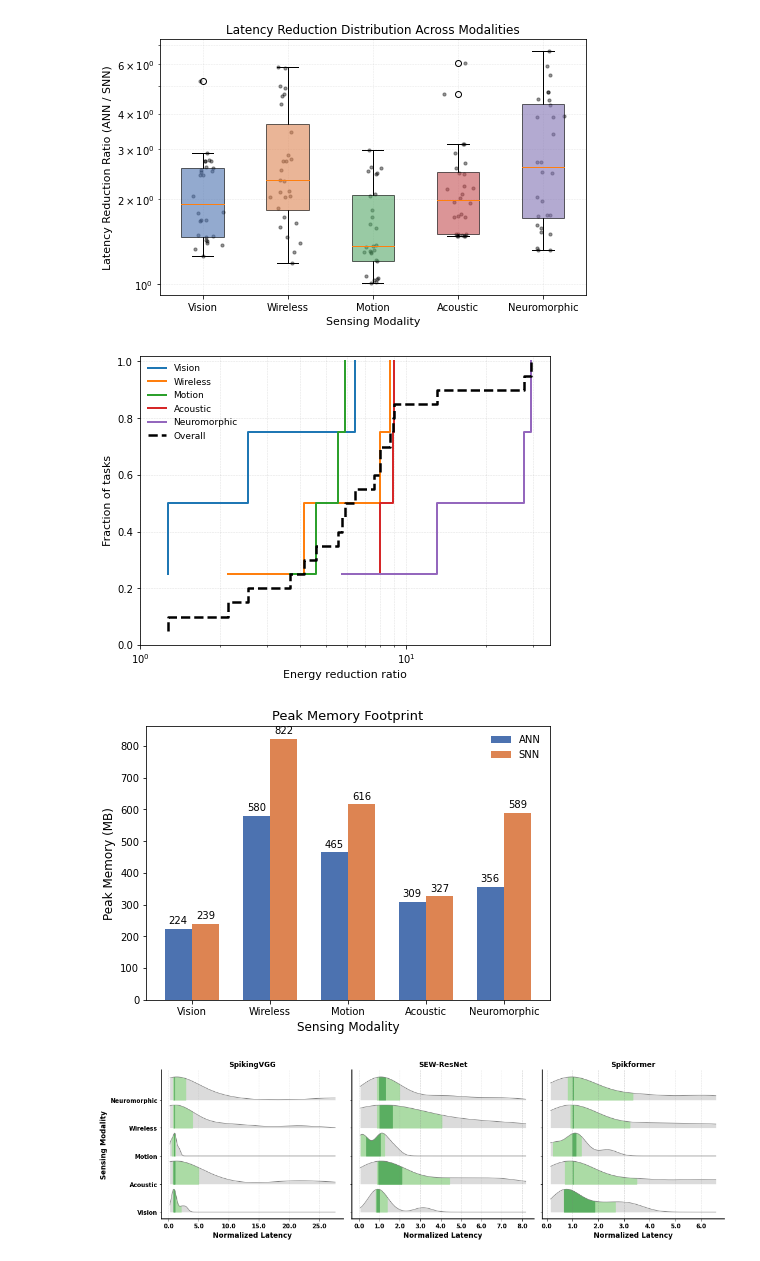
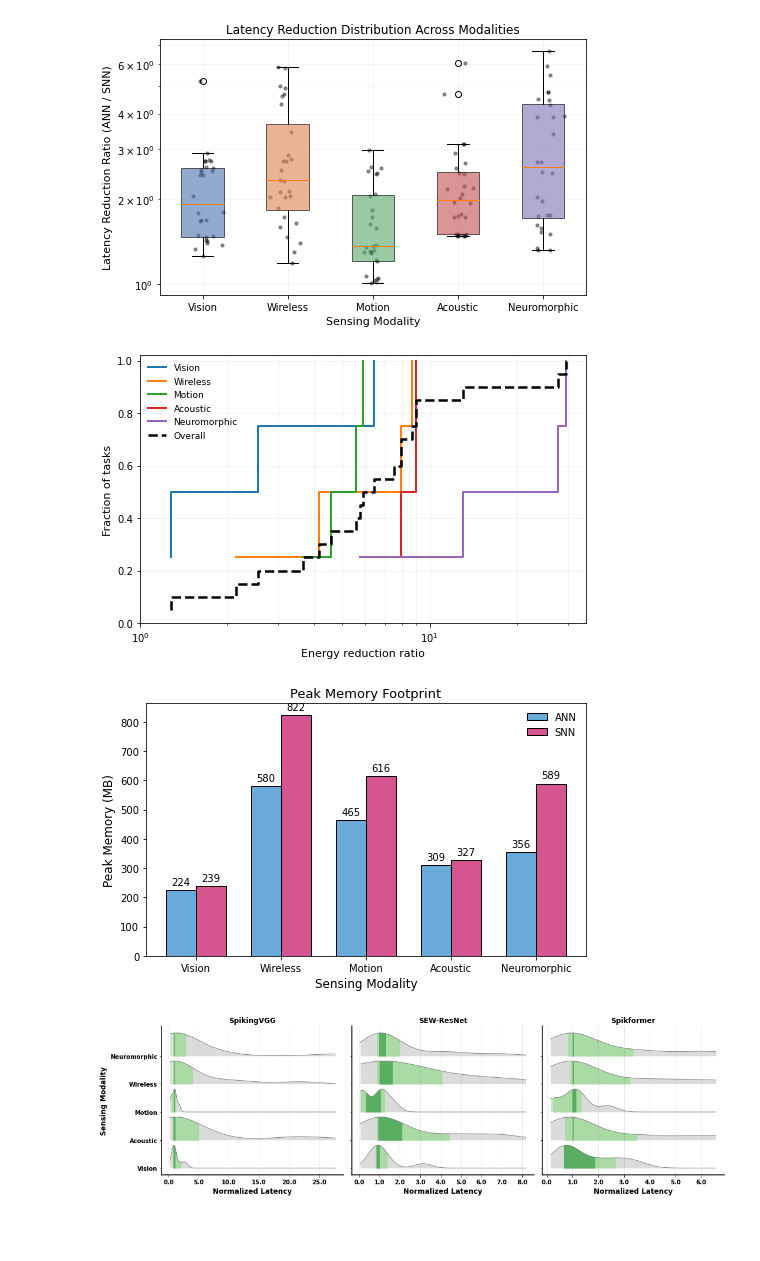
Before and after one commit to yudi-mars/Soul, a Jupyter notebook: demo/EDA_main.ipynb, the cells around one changed output. Cells and saved outputs as stored; diff of their text form; code cells hidden in the pictures; blank space fills up the shorter version.

Commit message:
update all main content visualization

```diff
--- a/demo/EDA_main.ipynb
+++ b/demo/EDA_main.ipynb
@@ -531,40 +542,40 @@ colors = {
     "Neuromorphic": "#8172B3"
 }
 
-plt.figure(figsize=(6.5, 4.8))
+plt.figure(figsize=(7, 4.5))
 
 for modality, values in energy_data.items():
     sorted_vals = np.sort(values)
     y = np.arange(1, len(sorted_vals)+1) / len(sorted_vals)
     plt.step(sorted_vals, y, where="post",
              label=modality,
              linewidth=2)
 
 # Overall CDF（所有模态合并）
 all_values = np.concatenate(list(energy_data.values()))
 sorted_all = np.sort(all_values)
 y_all = np.arange(1, len(sorted_all)+1) / len(sorted_all)
 
 plt.step(sorted_all, y_all, where="post",
          color="black", linewidth=2.5, linestyle="--",
          label="Overall")
 
 
 plt.xscale("log")  # 倍率跨数量级
 plt.xlabel("Energy reduction ratio", fontsize=11)
 plt.ylabel("Fraction of tasks", fontsize=11)
 
 plt.xlim(left=1)
 plt.ylim(0, 1.02)
 
 plt.grid(True, which="both", linestyle="--", linewidth=0.5, alpha=0.4)
 plt.legend(frameon=False, fontsize=9)
 
 plt.tight_layout()
 plt.savefig('./fig4b.pdf', dpi=300, bbox_inches="tight")
 plt.show()
 # %% [output]
-[figure, old version]
+[figure, new version]
 # %%
 # fig4 (c) ann vs snn memory difference
 # 讨论同结构的ann snn在实际设备执行时内存占用差异
@@ -572,16 +583,16 @@ modalities = ["Vision", "Wireless", "Motion", "Acoustic", "Neuromorphic"]
 ann_memory = np.array([224.16, 579.5025, 465.3875, 309.4425, 355.6675])
 snn_memory = np.array([239.405, 822.37, 615.915, 326.585, 588.85])
 
-colors = {"ANN": "#4C72B0", "SNN": "#DD8452"}
+colors = {"ANN": "#69AADB", "SNN": "#D45590"}
 
-fig, ax = plt.subplots(1, 1, figsize=(6.5, 4.8))
+fig, ax = plt.subplots(1, 1, figsize=(7, 4.5))
 
 x = np.arange(len(modalities))
 width = 0.35
 
-rects1 = ax.bar(x - width/2, ann_memory, width,
+rects1 = ax.bar(x - width/2, ann_memory, width, edgecolor='black',
                 label='ANN', color=colors["ANN"])
-rects2 = ax.bar(x + width/2, snn_memory, width,
+rects2 = ax.bar(x + width/2, snn_memory, width, edgecolor='black',
                 label='SNN', color=colors["SNN"])
 
 
@@ -609,7 +620,7 @@ plt.tight_layout()
 plt.savefig('./fig4c.pdf', dpi=300, bbox_inches="tight")
 plt.show()
 # %% [output]
-[figure, old version]
+[figure, new version]
 # %%
 # fig4 (d) vgg9, resnet34, former256 in 5 sensing 7 devices latency comparison
 # for each modality and each dataset, normlize latency: latency / median_latency_across_devices
```
Also changed, not shown: parts of 4 cells of this notebook, 7 other files.
